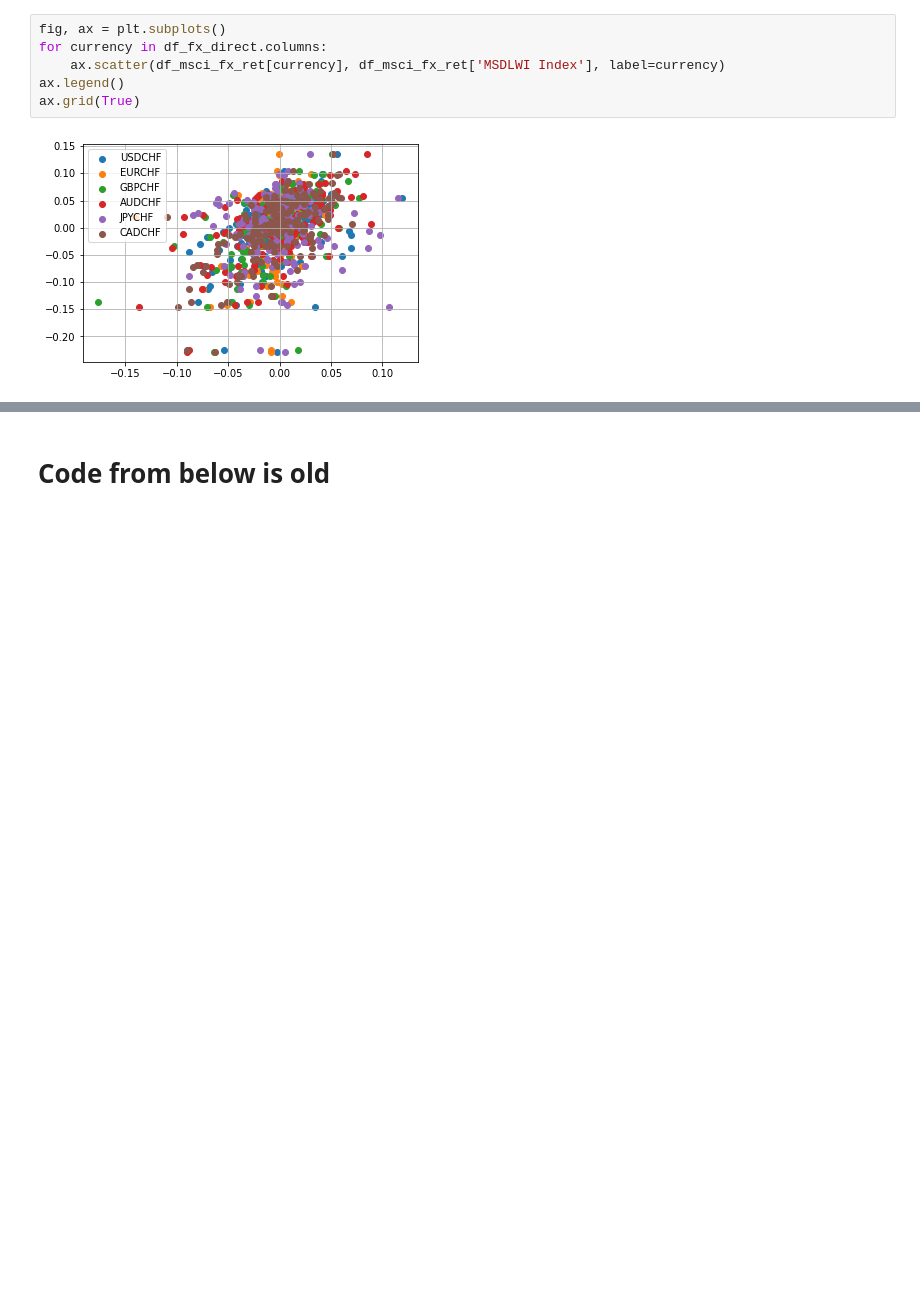
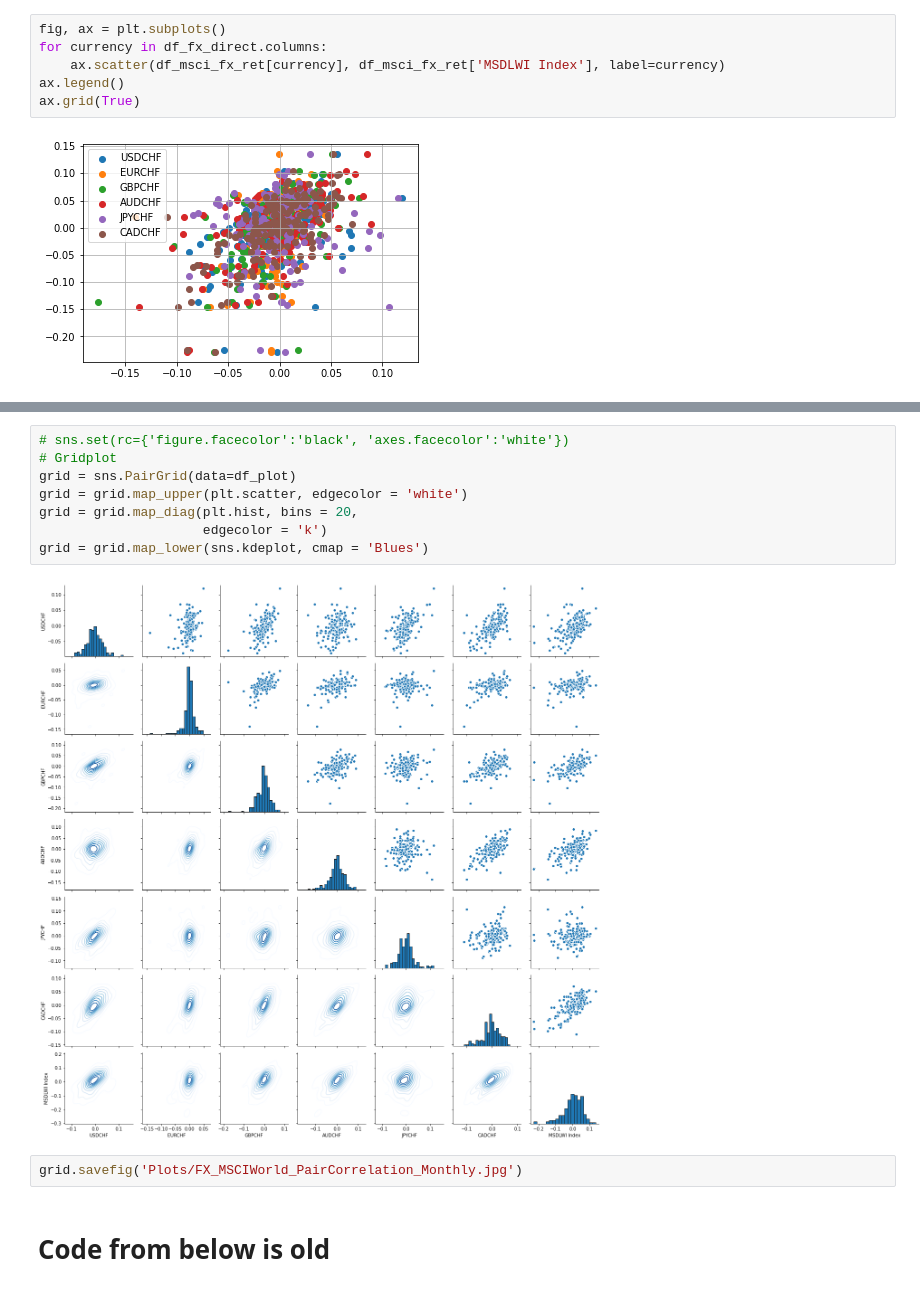
Before and after one commit to Tobias-Mann/Practicioners-Seminar-Notebook, a Jupyter notebook: Notebook.ipynb, the cells around one changed output, grey strips where cells are left out. Saved outputs shown, nothing was run; the diff lists cells and outputs as text; blank space fills up the shorter version.

Commit message:
update correlations

```diff
--- a/Notebook.ipynb
+++ b/Notebook.ipynb
@@ -150,3 +285,15 @@ ax.grid(True)
+# %%
+# sns.set(rc={'figure.facecolor':'black', 'axes.facecolor':'white'})
+# Gridplot
+grid = sns.PairGrid(data=df_plot)
+grid = grid.map_upper(plt.scatter, edgecolor = 'white')
+grid = grid.map_diag(plt.hist, bins = 20,
+                     edgecolor = 'k')
+grid = grid.map_lower(sns.kdeplot, cmap = 'Blues')
+# %% [output]
+[figure, added]
+# %%
+grid.savefig('Plots/FX_MSCIWorld_PairCorrelation_Monthly.jpg')
 # %% [markdown]
 # Code from below is old
 # %%
```
Also changed, not shown: parts of 21 cells of this notebook.
